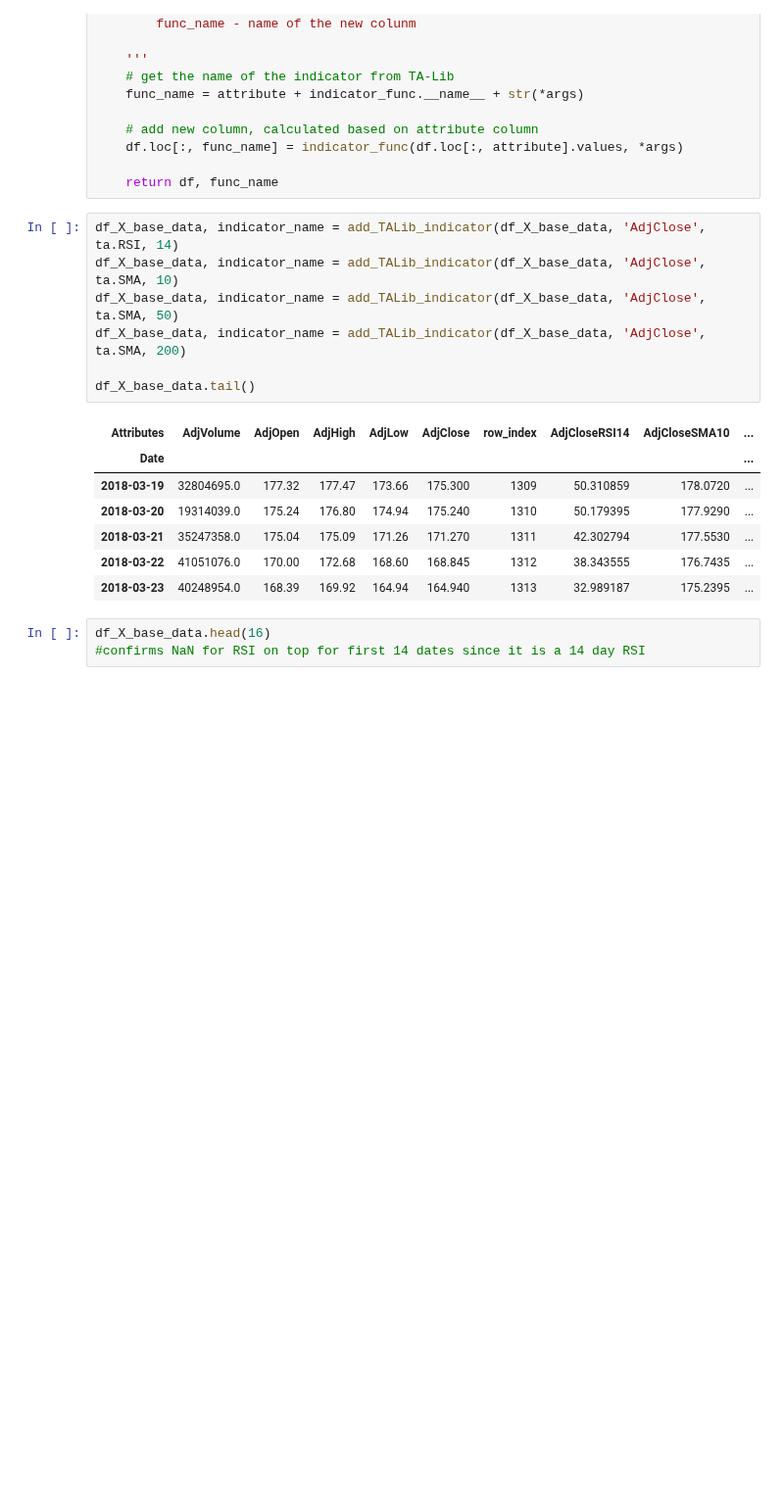
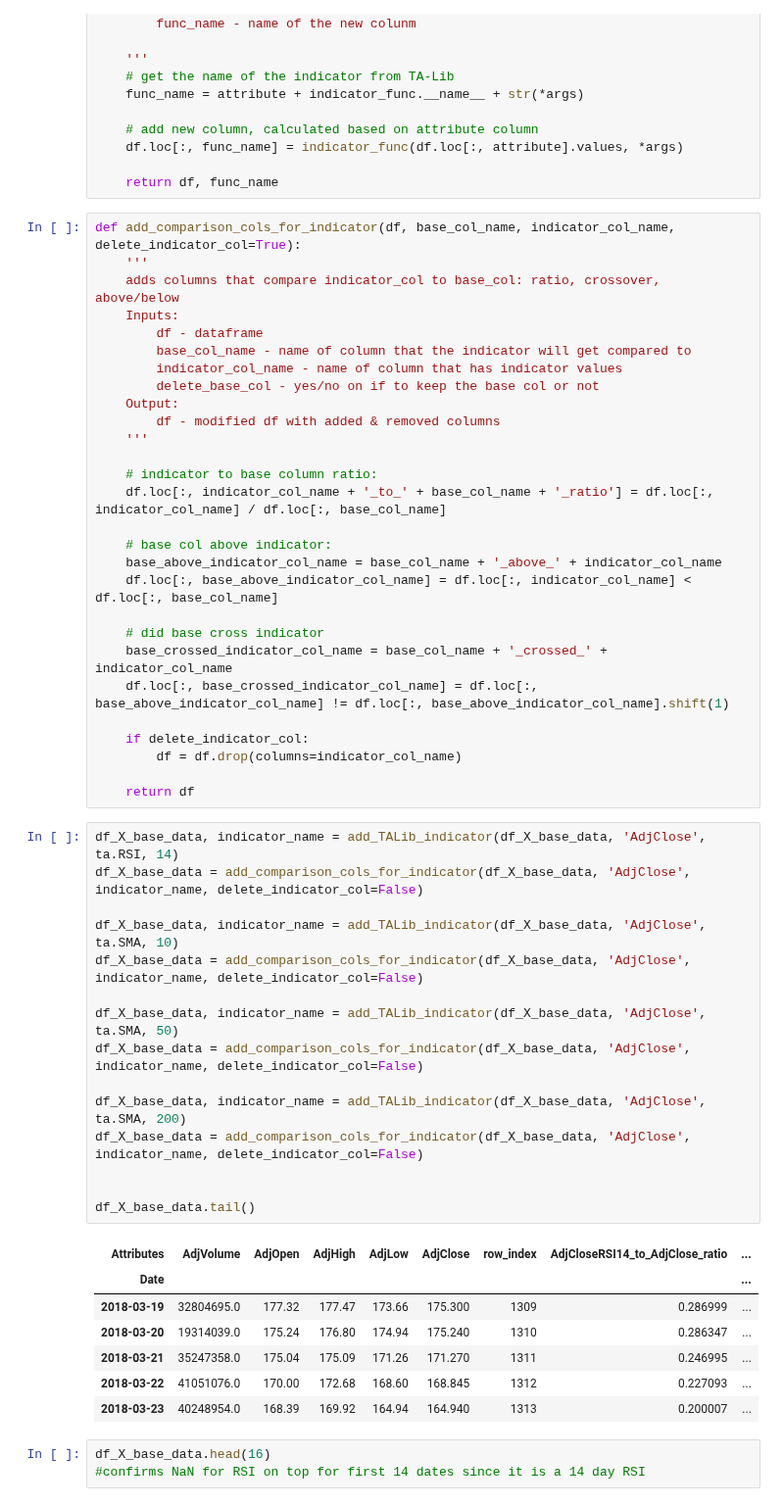
Before and after one commit to Lindstaedt/Stock-recommendation-with-ML, a Jupyter notebook: trader.ipynb, the cells around one changed output. Shown at 98% size. Saved outputs shown, nothing was run; the diff lists cells and outputs as text; blank space fills up the shorter version.

Commit message:
feat: add_comparison_cols_for_indicator
adds columns for ratio, above/below, and crossover events

```diff
--- a/trader.ipynb
+++ b/trader.ipynb
@@ -198,21 +198,57 @@ def add_TALib_indicator(df, attribute, indicator_func, *args):
     df.loc[:, func_name] = indicator_func(df.loc[:, attribute].values, *args)
 
     return df, func_name
+# %%
+def add_comparison_cols_for_indicator(df, base_col_name, indicator_col_name, delete_indicator_col=True):
+    '''
+    adds columns that compare indicator_col to base_col: ratio, crossover, above/below
+    Inputs:
+        df - dataframe
+        base_col_name - name of column that the indicator will get compared to
+        indicator_col_name - name of column that has indicator values
+        delete_base_col - yes/no on if to keep the base col or not
+    Output:
+        df - modified df with added & removed columns
+    '''
+
+    # indicator to base column ratio:
+    df.loc[:, indicator_col_name + '_to_' + base_col_name + '_ratio'] = df.loc[:, indicator_col_name] / df.loc[:, base_col_name]
+
+    # base col above indicator:
+    base_above_indicator_col_name = base_col_name + '_above_' + indicator_col_name
+    df.loc[:, base_above_indicator_col_name] = df.loc[:, indicator_col_name] < df.loc[:, base_col_name]
+
+    # did base cross indicator
+    base_crossed_indicator_col_name = base_col_name + '_crossed_' + indicator_col_name
+    df.loc[:, base_crossed_indicator_col_name] = df.loc[:, base_above_indicator_col_name] != df.loc[:, base_above_indicator_col_name].shift(1)
+
+    if delete_indicator_col:
+        df = df.drop(columns=indicator_col_name)
+
+    return df
 # %%
 df_X_base_data, indicator_name = add_TALib_indicator(df_X_base_data, 'AdjClose', ta.RSI, 14)
+df_X_base_data = add_comparison_cols_for_indicator(df_X_base_data, 'AdjClose', indicator_name, delete_indicator_col=False)
+
 df_X_base_data, indicator_name = add_TALib_indicator(df_X_base_data, 'AdjClose', ta.SMA, 10)
+df_X_base_data = add_comparison_cols_for_indicator(df_X_base_data, 'AdjClose', indicator_name, delete_indicator_col=False)
+
 df_X_base_data, indicator_name = add_TALib_indicator(df_X_base_data, 'AdjClose', ta.SMA, 50)
+df_X_base_data = add_comparison_cols_for_indicator(df_X_base_data, 'AdjClose', indicator_name, delete_indicator_col=False)
+
 df_X_base_data, indicator_name = add_TALib_indicator(df_X_base_data, 'AdjClose', ta.SMA, 200)
+df_X_base_data = add_comparison_cols_for_indicator(df_X_base_data, 'AdjClose', indicator_name, delete_indicator_col=False)
+
 
 df_X_base_data.tail()
 # %% [output]
-| Attributes | AdjVolume | AdjOpen | AdjHigh | AdjLow | AdjClose | row_index | AdjCloseRSI14 | AdjCloseSMA10 | ... |
-| Date |  |  |  |  |  |  |  |  | ... |
-| 2018-03-19 | 32804695.0 | 177.32 | 177.47 | 173.66 | 175.300 | 1309 | 50.310859 | 178.0720 | ... |
-| 2018-03-20 | 19314039.0 | 175.24 | 176.80 | 174.94 | 175.240 | 1310 | 50.179395 | 177.9290 | ... |
-| 2018-03-21 | 35247358.0 | 175.04 | 175.09 | 171.26 | 171.270 | 1311 | 42.302794 | 177.5530 | ... |
-| 2018-03-22 | 41051076.0 | 170.00 | 172.68 | 168.60 | 168.845 | 1312 | 38.343555 | 176.7435 | ... |
-| 2018-03-23 | 40248954.0 | 168.39 | 169.92 | 164.94 | 164.940 | 1313 | 32.989187 | 175.2395 | ... |
+| Attributes | AdjVolume | AdjOpen | AdjHigh | AdjLow | AdjClose | row_index | AdjCloseRSI14_to_AdjClose_ratio | ... |
+| Date |  |  |  |  |  |  |  | ... |
+| 2018-03-19 | 32804695.0 | 177.32 | 177.47 | 173.66 | 175.300 | 1309 | 0.286999 | ... |
+| 2018-03-20 | 19314039.0 | 175.24 | 176.80 | 174.94 | 175.240 | 1310 | 0.286347 | ... |
+| 2018-03-21 | 35247358.0 | 175.04 | 175.09 | 171.26 | 171.270 | 1311 | 0.246995 | ... |
+| 2018-03-22 | 41051076.0 | 170.00 | 172.68 | 168.60 | 168.845 | 1312 | 0.227093 | ... |
+| 2018-03-23 | 40248954.0 | 168.39 | 169.92 | 164.94 | 164.940 | 1313 | 0.200007 | ... |
 # %%
 df_X_base_data.head(16)
 #confirms NaN for RSI on top for first 14 dates since it is a 14 day RSI
```
Also changed, not shown: parts of 1 cell of this notebook.
